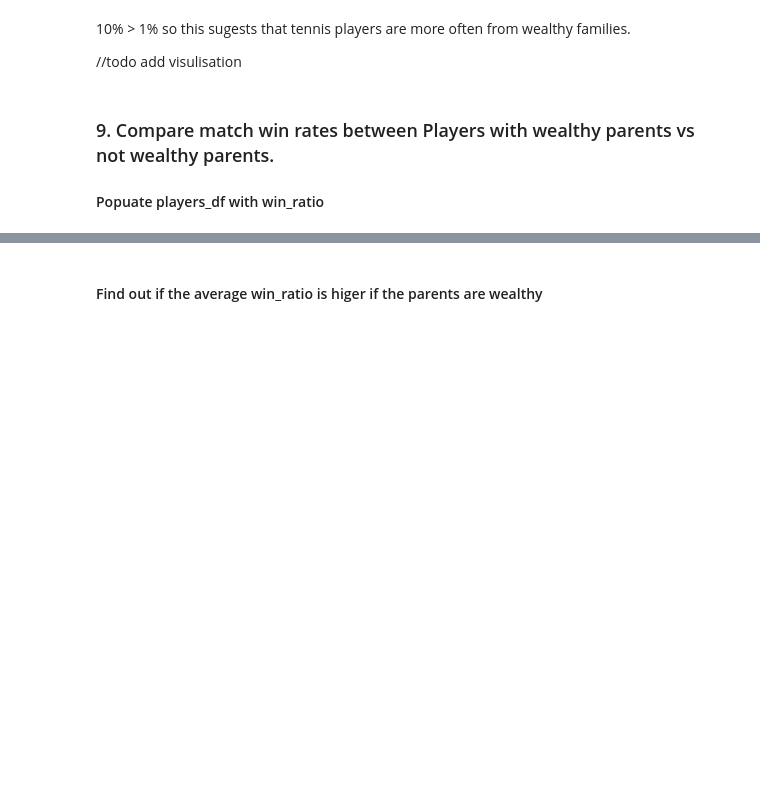
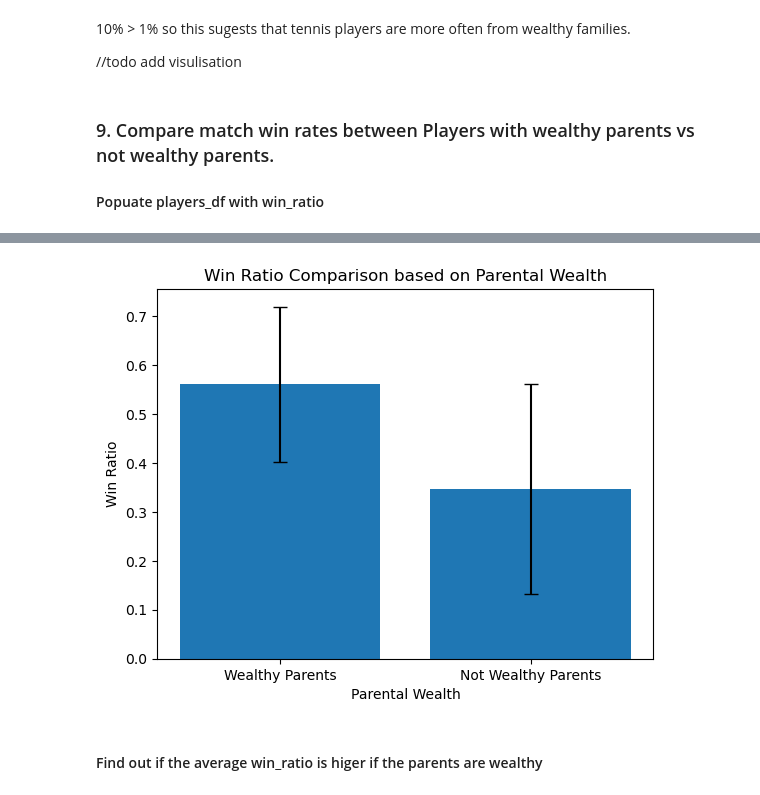
Before and after one commit to mmmcustard/analytics158739, a Jupyter notebook: 158739Assignment4.ipynb, the cells around one changed output, grey strips where cells are left out. Cells and saved outputs as stored; diff of their text form; code cells hidden in the pictures; blank space fills up the shorter version.

Commit message:
more graph

```diff
--- a/158739Assignment4.ipynb
+++ b/158739Assignment4.ipynb
@@ -451,14 +455,14 @@ match_results_per_player.set_index('ID', inplace=True)
 #### Merge all DataFrames into one
 # %%
 # get first initial from players_df players to check against tornament details
-top_players.loc[:, 'first_initial'] = top_players['First Name'].str[0]
+players.loc[:, 'first_initial'] = players['First Name'].str[0]
 
 match_results_per_player[['Last Name','first_initial']] = match_results_per_player['WinLoseName'].str.split(' ', n=1, expand=True)
 match_results_per_player['first_initial'] = match_results_per_player['first_initial'].str.extract(r'(\w)')
 # %%
 # merge dataframes
 
-player_odds_df = match_results_per_player.merge(top_players, on=['Last Name', 'first_initial'], how='left')
+player_odds_df = match_results_per_player.merge(players, on=['Last Name', 'first_initial'], how='left')
 # %%
 # fill NA values
 
@@ -621,3 +632,26 @@ plt.show()
+# %%
+# Separate the data for players with and without wealthy parents
+wealthy_parents = players[players['wealthy_parents']]
+not_wealthy_parents = players[~players['wealthy_parents']]
+
+# Calculate the mean win ratio and standard deviation for each group
+wealthy_mean = wealthy_parents['win_ratio'].mean()
+wealthy_std = wealthy_parents['win_ratio'].std()
+not_wealthy_mean = not_wealthy_parents['win_ratio'].mean()
+not_wealthy_std = not_wealthy_parents['win_ratio'].std()
+
+# Create the bar plot
+plt.bar(['Wealthy Parents', 'Not Wealthy Parents'], [wealthy_mean, not_wealthy_mean], yerr=[wealthy_std, not_wealthy_std], capsize=5)
+
+# Add labels and title
+plt.xlabel('Parental Wealth')
+plt.ylabel('Win Ratio')
+plt.title('Win Ratio Comparison based on Parental Wealth')
+
+# Show the plot
+plt.show()
+# %% [output]
+[figure, added]
 # %% [markdown]
 #### Find out if the average win_ratio is higer if the parents are wealthy
 # %%
```
Also changed, not shown: parts of 19 cells of this notebook.
